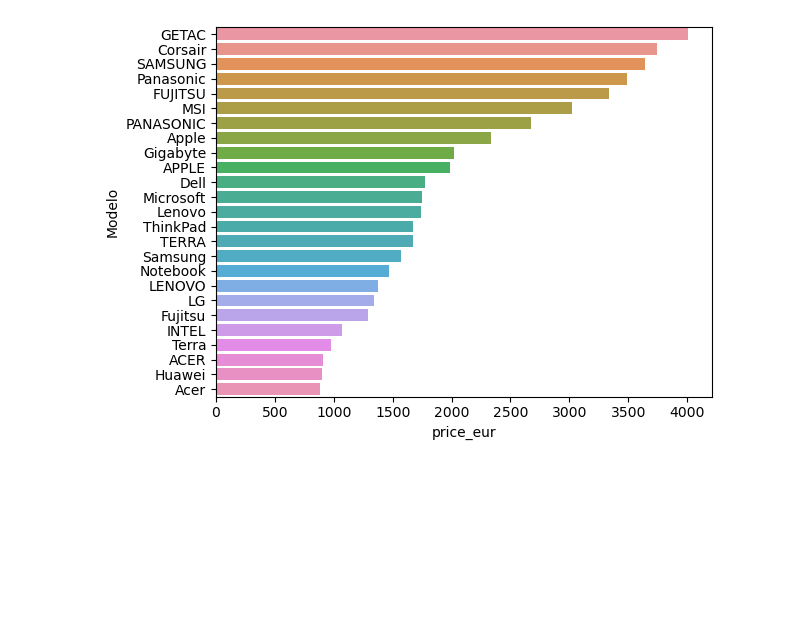
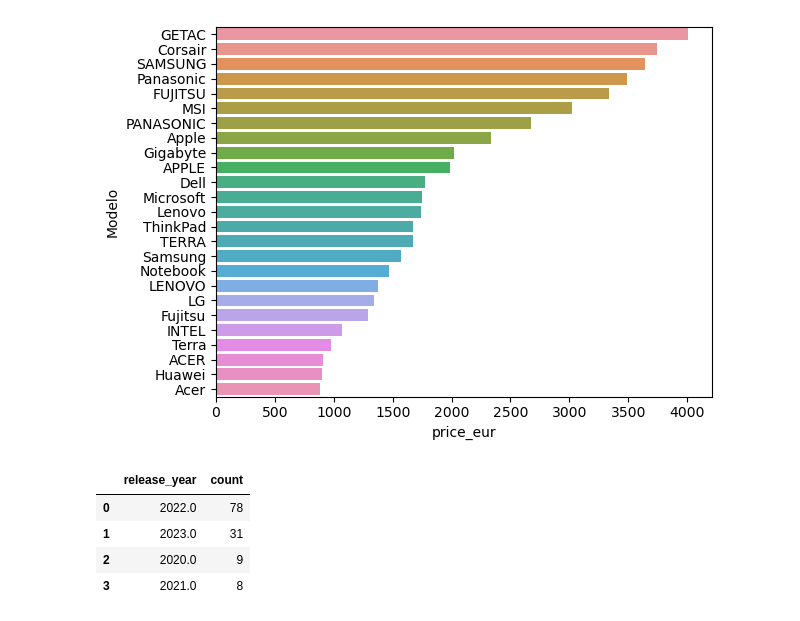
Before and after one commit to Matias-Bustamante/DataAnalysisLaptop, a Jupyter notebook: DataAnalysisLaptop.ipynb, the cells around one changed output. Drawn from its saved outputs; the diff is of its cells as text; code cells hidden in the pictures; blank space fills up the shorter version.

```diff
--- a/DataAnalysisLaptop.ipynb
+++ b/DataAnalysisLaptop.ipynb
@@ -87,3 +83,13 @@ sns.barplot(data=data_model, y=data_model['Modelo'],x=data_model['price_eur'], o
 plt.show()
 # %% [output]
 [figure]
+# %%
+data_release_year=mindFactory_update['release_year'].value_counts().reset_index()
+data_release_year.rename(columns={'index':'release_year','release_year':'count'}, inplace=True)
+data_release_year
+# %% [output]
+|  | release_year | count |
+| 0 | 2022.0 | 78 |
+| 1 | 2023.0 | 31 |
+| 2 | 2020.0 | 9 |
+| 3 | 2021.0 | 8 |
```
Also changed, not shown: parts of 3 cells of this notebook.
